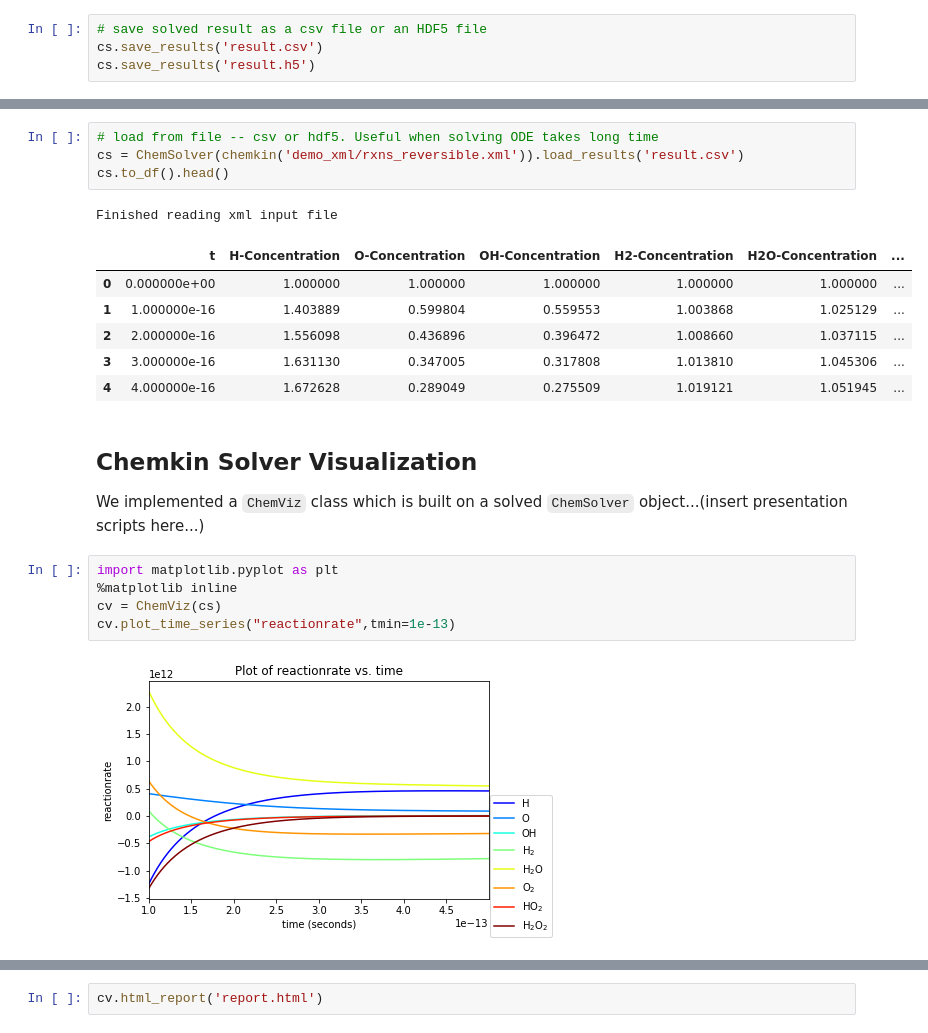
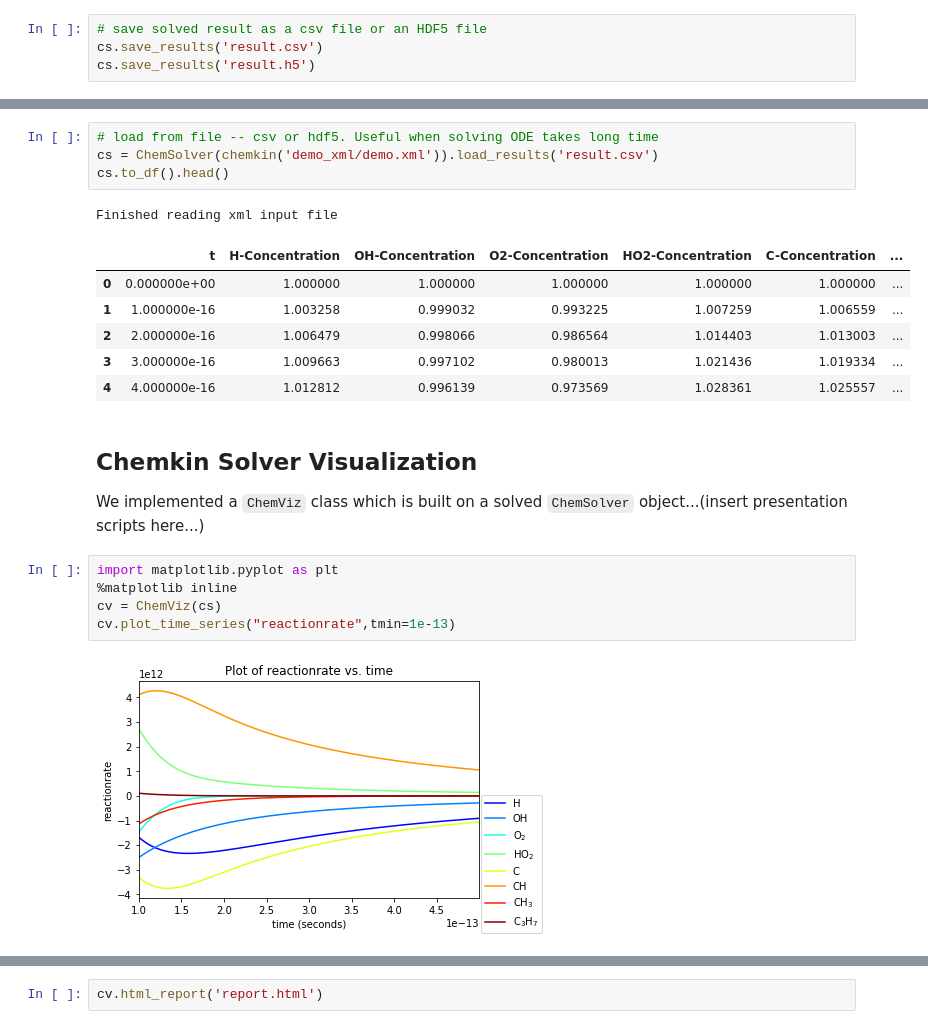
Before and after one commit to cs207group4/cs207-FinalProject, a Jupyter notebook: demo_notebook/demo.ipynb, the cells around one changed output, grey strips where cells are left out. Cells and saved outputs as stored; diff of their text form.

```diff
--- a/demo_notebook/demo.ipynb
+++ b/demo_notebook/demo.ipynb
@@ -147,15 +140,15 @@ cs.grid_search([np.ones(8)], [500,1000,1500], t_max, dt).get_grid_results()
 # %%
 # load from file -- csv or hdf5. Useful when solving ODE takes long time
-cs = ChemSolver(chemkin('demo_xml/rxns_reversible.xml')).load_results('result.csv')
+cs = ChemSolver(chemkin('demo_xml/demo.xml')).load_results('result.csv')
 cs.to_df().head()
 # %% [output]
 Finished reading xml input file
-|  | t | H-Concentration | O-Concentration | OH-Concentration | H2-Concentration | H2O-Concentration | ... |
+|  | t | H-Concentration | OH-Concentration | O2-Concentration | HO2-Concentration | C-Concentration | ... |
 | 0 | 0.000000e+00 | 1.000000 | 1.000000 | 1.000000 | 1.000000 | 1.000000 | ... |
-| 1 | 1.000000e-16 | 1.403889 | 0.599804 | 0.559553 | 1.003868 | 1.025129 | ... |
-| 2 | 2.000000e-16 | 1.556098 | 0.436896 | 0.396472 | 1.008660 | 1.037115 | ... |
-| 3 | 3.000000e-16 | 1.631130 | 0.347005 | 0.317808 | 1.013810 | 1.045306 | ... |
-| 4 | 4.000000e-16 | 1.672628 | 0.289049 | 0.275509 | 1.019121 | 1.051945 | ... |
+| 1 | 1.000000e-16 | 1.003258 | 0.999032 | 0.993225 | 1.007259 | 1.006559 | ... |
+| 2 | 2.000000e-16 | 1.006479 | 0.998066 | 0.986564 | 1.014403 | 1.013003 | ... |
+| 3 | 3.000000e-16 | 1.009663 | 0.997102 | 0.980013 | 1.021436 | 1.019334 | ... |
+| 4 | 4.000000e-16 | 1.012812 | 0.996139 | 0.973569 | 1.028361 | 1.025557 | ... |
 # %% [markdown]
 ## Chemkin Solver Visualization
 
@@ -166,7 +159,7 @@ import matplotlib.pyplot as plt
 cv = ChemViz(cs)
 cv.plot_time_series("reactionrate",tmin=1e-13)
 # %% [output]
-[figure, old version]
+[figure, new version]
 # %%
 cv.plot_time_series("concentration",tmax=3.8e-13)
 # %% [output]
```
Also changed, not shown: parts of 11 cells of this notebook, 6 other files.
